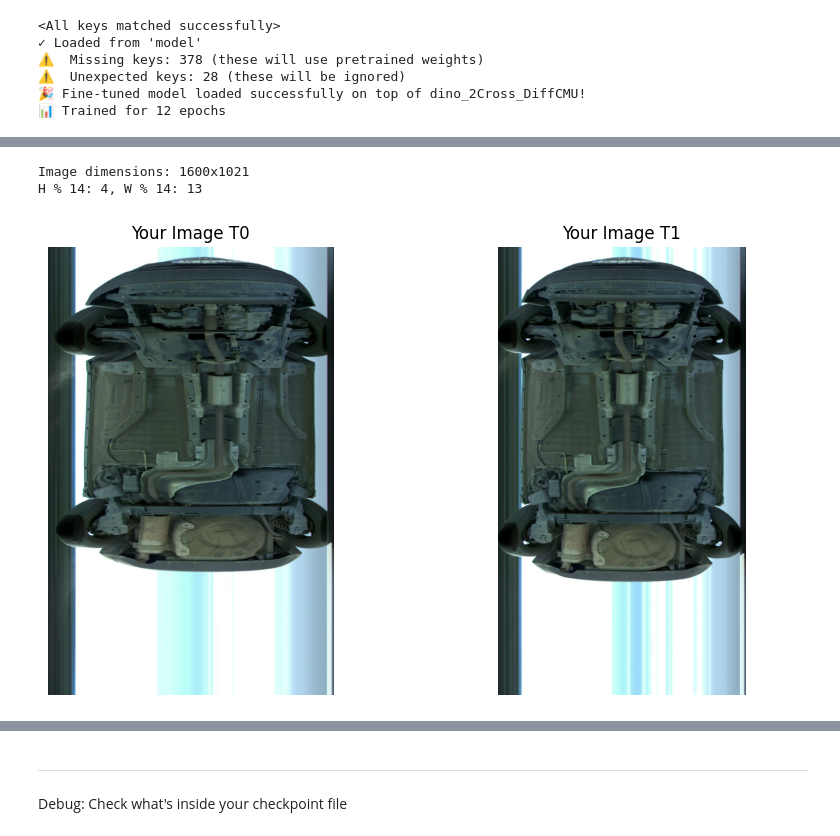
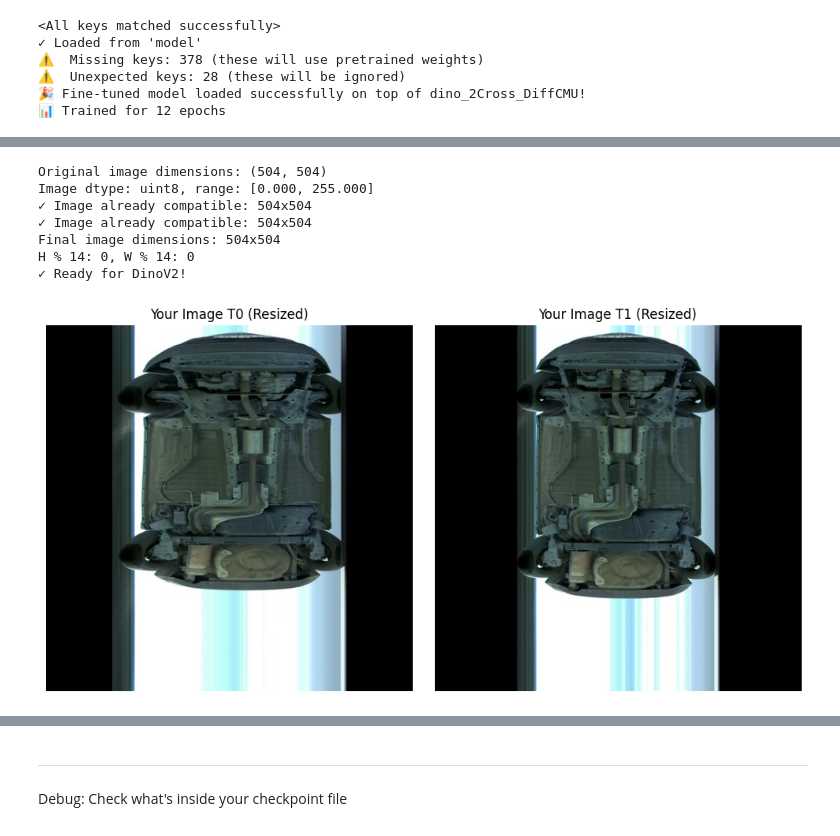
Before and after one commit to Kerim-ercan/Robust-Scene-Change-Detection, a Jupyter notebook: examples/inference.ipynb, the cells around one changed output, grey strips where cells are left out. Drawn from its saved outputs; the diff is of its cells as text; code cells hidden in the pictures.

```diff
--- a/examples/inference.ipynb
+++ b/examples/inference.ipynb
@@ -283,49 +354,83 @@ Error caught was: No module named 'triton'
 # %%
 # Load your own images (without ROI masking)
 # Replace these paths with your own image paths
-my_image_root = "/home/divit/projects/photos/original"  # Change this to your image directory
+my_image_root = "/home/divit/projects/photos/504"  # Change this to your image directory
 
 # Load your image pair
 my_t0 = plt.imread(os.path.join(my_image_root, "in.jpg"))[..., :3]  # Replace with your image names
 my_t1 = plt.imread(os.path.join(my_image_root, "out.jpg"))[..., :3]  # Replace with your image names
 
+# Ensure images are numpy arrays
+my_t0 = np.asarray(my_t0)
+my_t1 = np.asarray(my_t1)
+
 print(f"Original image dimensions: {my_t0.shape[:2]}")
+print(f"Image dtype: {my_t0.dtype}, range: [{my_t0.min():.3f}, {my_t0.max():.3f}]")
 
 # Resize images to make dimensions divisible by 14 (for DinoV2)
 def resize_to_multiple_of_14(image):
     h, w = image.shape[:2]
+
+    # Check if already divisible by 14
+    if h % 14 == 0 and w % 14 == 0:
+        print(f"✓ Image already compatible: {h}x{w}")
+        return image
+
     # Calculate new dimensions that are multiples of 14
     new_h = ((h // 14) + (1 if h % 14 != 0 else 0)) * 14
     new_w = ((w // 14) + (1 if w % 14 != 0 else 0)) * 14
 
-    # Resize using matplotlib (simple nearest neighbor)
-    from skimage.transform import resize
-    resized = resize(image, (new_h, new_w), preserve_range=True, anti_aliasing=True)
-    return resized.astype(image.dtype)
+    print(f"Resizing from {h}x{w} to {new_h}x{new_w}")
+
+    # Convert to uint8 if needed
+    if image.dtype != np.uint8:
+        if image.max() <= 1.0:
+            image_uint8 = (image * 255).astype(np.uint8)
+        else:
+            image_uint8 = image.astype(np.uint8)
+    else:
+        image_uint8 = image
+
+    # Resize using OpenCV
+    resized = cv2.resize(image_uint8, (new_w, new_h), interpolation=cv2.INTER_LINEAR)
+
+    # Convert back to original dtype
+    if image.dtype != np.uint8:
+        if image.max() <= 1.0:
+            resized = resized.astype(np.float32) / 255.0
+        else:
+            resized = resized.astype(image.dtype)
+
+    return resized
 
 # Resize both images
 my_t0 = resize_to_multiple_of_14(my_t0)
 my_t1 = resize_to_multiple_of_14(my_t1)
 
 # Display your images
 fig, ax = plt.subplots(1, 2, figsize=(10, 5))
 ax[0].imshow(my_t0)
 ax[1].imshow(my_t1)
 ax[0].set_title("Your Image T0 (Resized)")
 ax[1].set_title("Your Image T1 (Resized)")
 
 # remove axis
 for a in ax.ravel():
     a.axis("off")
 
 plt.tight_layout()
 
 # Check image dimensions (should be divisible by 14 for DinoV2)
 H, W = my_t0.shape[:2]
-print(f"Resized image dimensions: {H}x{W}")
+print(f"Final image dimensions: {H}x{W}")
 print(f"H % 14: {H % 14}, W % 14: {W % 14}")
 print(f"✓ Ready for DinoV2!" if H % 14 == 0 and W % 14 == 0 else "❌ Still not compatible")
 # %% [output]
-Image dimensions: 1600x1021
-H % 14: 4, W % 14: 13
+Original image dimensions: (504, 504)
+Image dtype: uint8, range: [0.000, 255.000]
+✓ Image already compatible: 504x504
+✓ Image already compatible: 504x504
+Final image dimensions: 504x504
+H % 14: 0, W % 14: 0
+✓ Ready for DinoV2!
-[figure, old version]
+[figure, new version]
```
Also changed, not shown: parts of 4 cells of this notebook.
